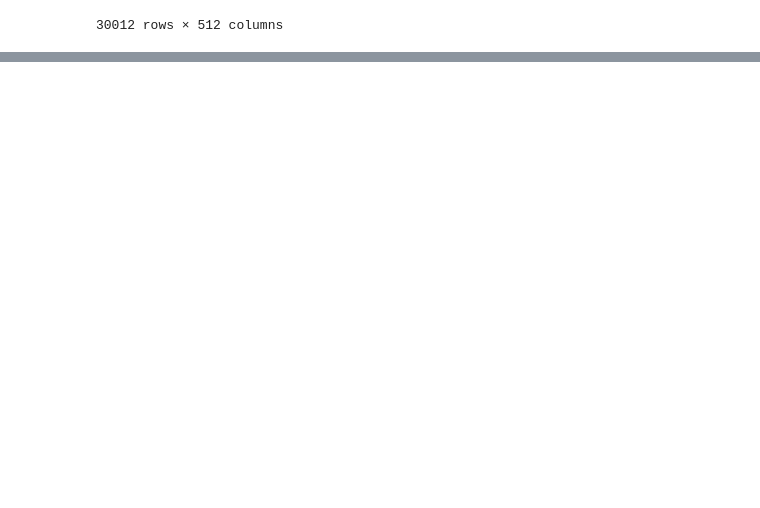
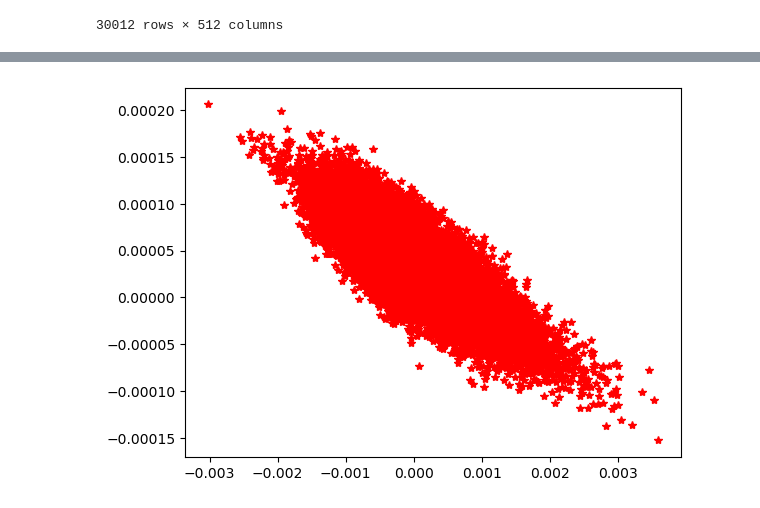
Before and after one commit to Pietro-Gavazzi/info-visualisation, a Jupyter notebook: data_explo.ipynb, the cells around one changed output, grey strips where cells are left out. Cells and saved outputs as stored; diff of their text form; code cells hidden in the pictures; blank space fills up the shorter version.

```diff
--- a/data_explo.ipynb
+++ b/data_explo.ipynb
@@ -175,0 +88,6 @@ plt.show()
+# %%
+for i in range(len(indices0)):
+    if indices0[i]:
+        plt.plot(projection[i][0], projection[i][1], '*', color='r')
+# %% [output]
+[figure, added]
```
Also changed, not shown: parts of 26 cells of this notebook.
